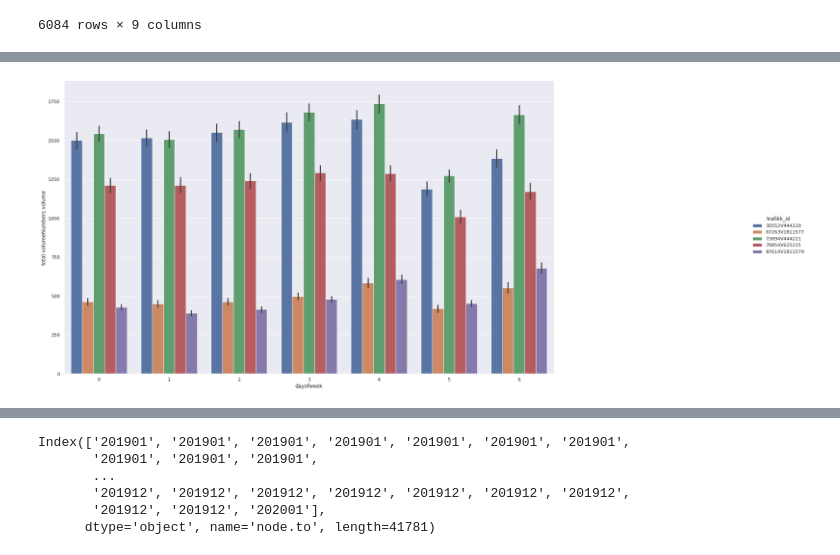
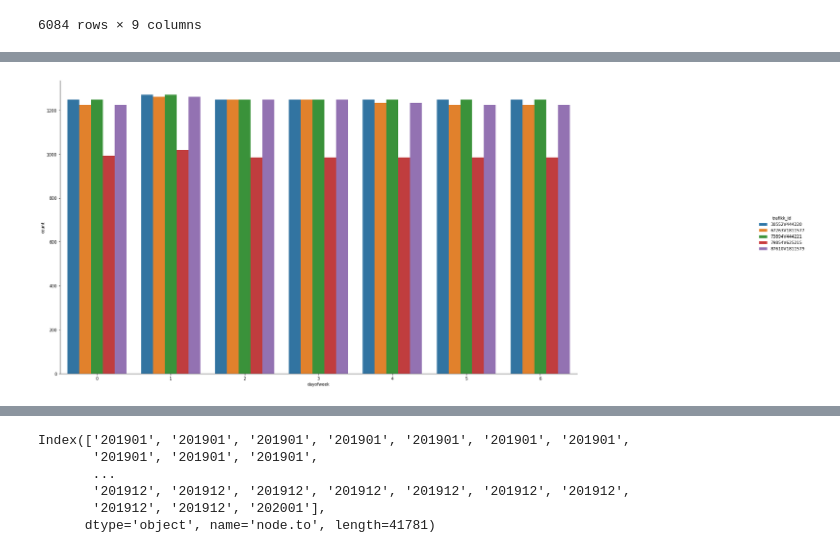
Before and after one commit to bjor2791/data-science-template, a Jupyter notebook: notebooks/E6_oslo_mogreina.ipynb, the cells around one changed output, grey strips where cells are left out. Saved outputs shown, nothing was run; the diff lists cells and outputs as text; code cells hidden in the pictures.

Commit message:
utforsketet data funen manglende data i karihaugen

```diff
--- a/notebooks/E6_oslo_mogreina.ipynb
+++ b/notebooks/E6_oslo_mogreina.ipynb
@@ -267,13 +259,13 @@ ValueError: Plot kind 'line' is not recognized
 # %%
-w = sns.catplot(kind = 'bar', y='total.volumeNumbers.volume', x= 'dayofweek', data = df_total, hue = 'trafikk_id')#[df_total['dayofweek'] == 6] )
+w = sns.catplot(kind = 'count', x= 'dayofweek', data = df_total, hue = 'trafikk_id')#[df_total['dayofweek'] == 6] )
 #sns.set(rc={'figure.figsize':(11.7,40.27)})
 
 
 
 w.fig.set_figwidth(30.27)
 w.fig.set_figheight(11.7)
 # %% [output]
-[figure, old version]
+[figure, new version]
 # %%
 #palette=sns.color_palette('Paired', n_colors=7)
 
```
Also changed, not shown: parts of 67 cells of this notebook.
